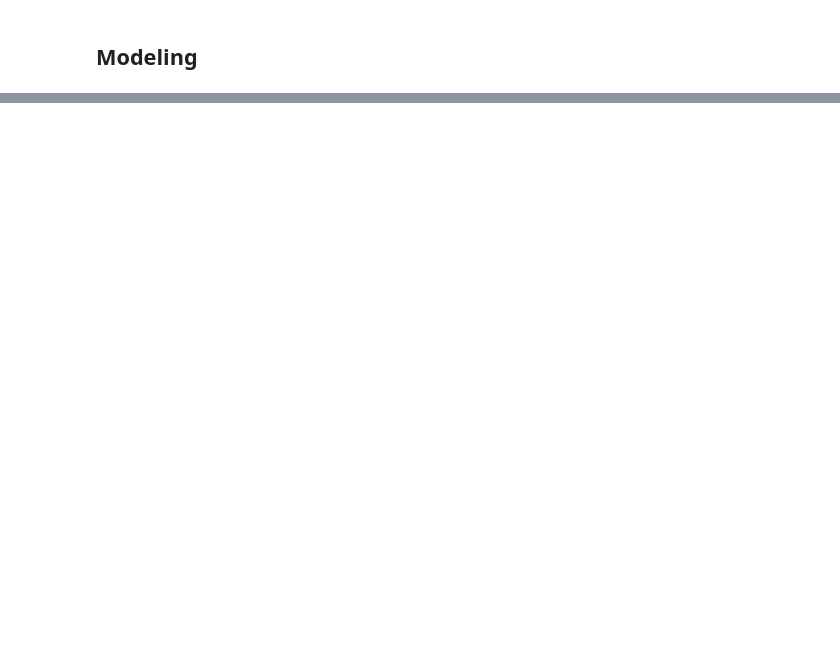
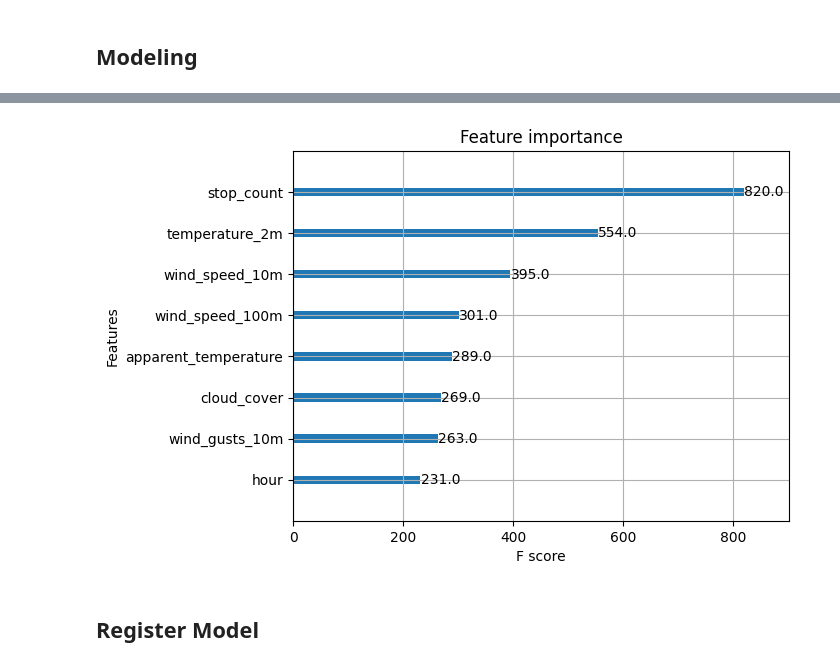
Before and after one commit to ID2223-2024-group2/project, a Jupyter notebook: training_test.ipynb, the cells around one changed output, grey strips where cells are left out. Cells and saved outputs as stored; diff of their text form; code cells hidden in the pictures; blank space fills up the shorter version.

```diff
--- a/training_test.ipynb
+++ b/training_test.ipynb
@@ -169,0 +196,10 @@ R squared for on_time_mean_percent: 0.9305890551575619
+# %%
+from matplotlib import pyplot as plt
+from xgboost import plot_importance
+
+plot_importance(xgb_regressor, max_num_features=8)
+plt.show()
+# %% [output]
+[figure, added]
+# %% [markdown]
+## Register Model
```
Also changed, not shown: parts of 12 cells of this notebook, 2 other files.
